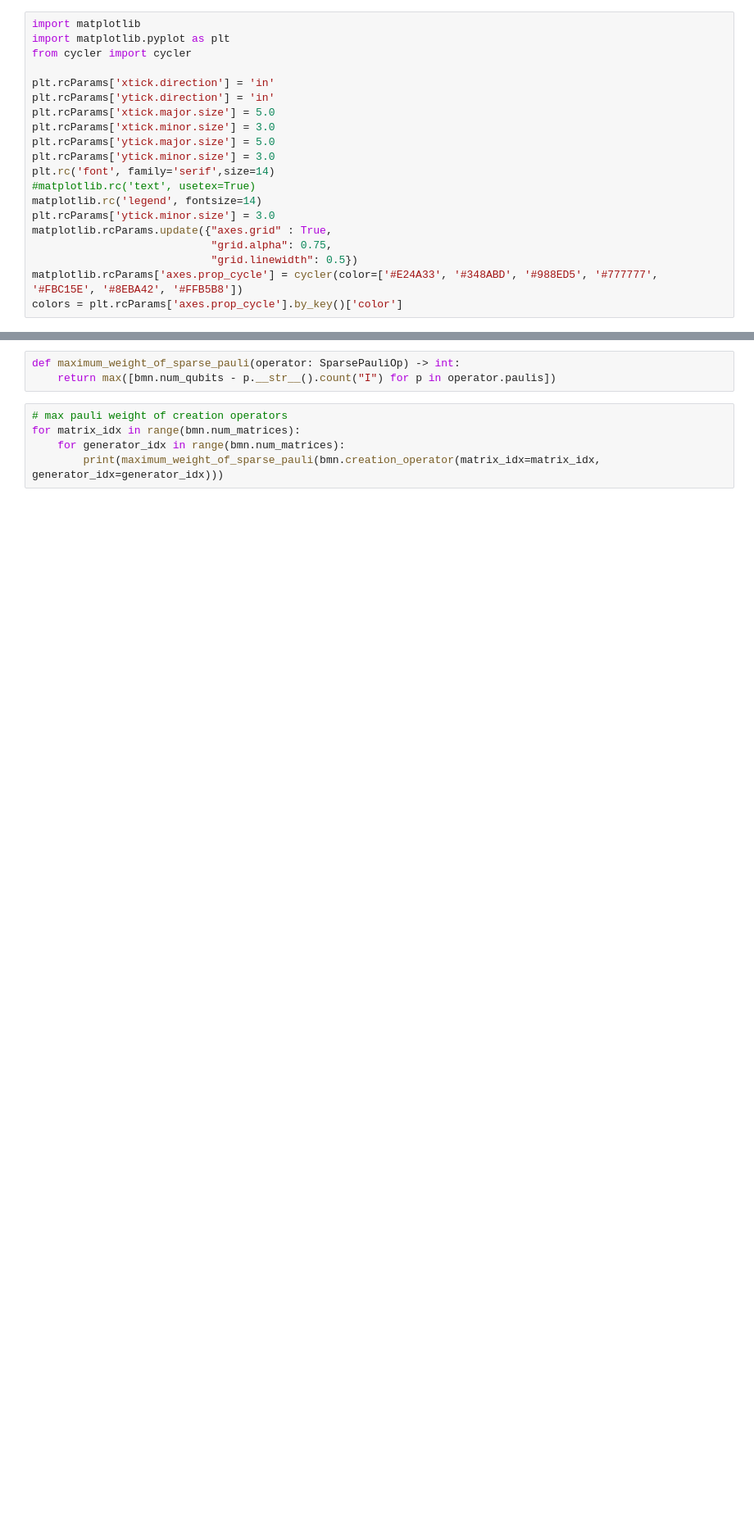
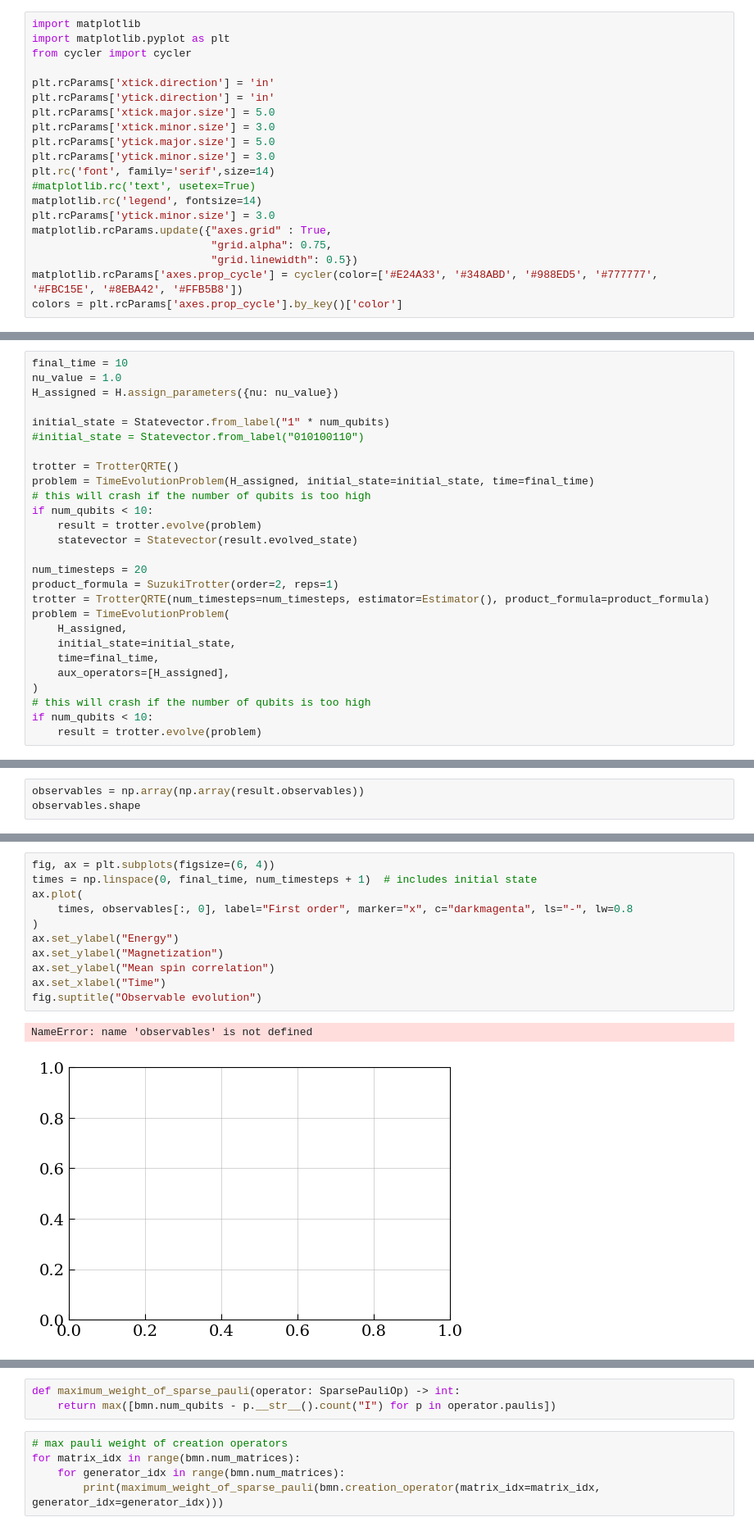
Before and after one commit to gshartnett/bmnsim, a Jupyter notebook: QSim Notebook.ipynb, the cells around one changed output, grey strips where cells are left out. Shown at 82% size. Cells and saved outputs as stored; diff of their text form; blank space fills up the shorter version.

```diff
--- a/QSim Notebook.ipynb
+++ b/QSim Notebook.ipynb
@@ -61,0 +89,27 @@ SparsePauliOp(['IIIIIIIII', 'XIIIXIIIX', 'XIIIIXIXI', 'IXIXIIIIX', 'IXIIIXXII',
+# %%
+final_time = 10
+nu_value = 1.0
+H_assigned = H.assign_parameters({nu: nu_value})
+
+initial_state = Statevector.from_label("1" * num_qubits)
+#initial_state = Statevector.from_label("010100110")
+
+trotter = TrotterQRTE()
+problem = TimeEvolutionProblem(H_assigned, initial_state=initial_state, time=final_time)
+# this will crash if the number of qubits is too high
+if num_qubits < 10:
+    result = trotter.evolve(problem)
+    statevector = Statevector(result.evolved_state)
+
+num_timesteps = 20
+product_formula = SuzukiTrotter(order=2, reps=1)
+trotter = TrotterQRTE(num_timesteps=num_timesteps, estimator=Estimator(), product_formula=product_formula)
+problem = TimeEvolutionProblem(
+    H_assigned,
+    initial_state=initial_state,
+    time=final_time,
+    aux_operators=[H_assigned],
+)
+# this will crash if the number of qubits is too high
+if num_qubits < 10:
+    result = trotter.evolve(problem)
@@ -61,0 +152,3 @@ SparsePauliOp(['IIIIIIIII', 'XIIIXIIIX', 'XIIIIXIXI', 'IXIXIIIIX', 'IXIIIXXII',
+# %%
+observables = np.array(np.array(result.observables))
+observables.shape
@@ -62,3 +157,17 @@ SparsePauliOp(['IIIIIIIII', 'XIIIXIIIX', 'XIIIIXIXI', 'IXIXIIIIX', 'IXIIIXXII',
+# %%
+fig, ax = plt.subplots(figsize=(6, 4))
+times = np.linspace(0, final_time, num_timesteps + 1)  # includes initial state
+ax.plot(
+    times, observables[:, 0], label="First order", marker="x", c="darkmagenta", ls="-", lw=0.8
+)
+ax.set_ylabel("Energy")
+ax.set_ylabel("Magnetization")
+ax.set_ylabel("Mean spin correlation")
+ax.set_xlabel("Time")
+fig.suptitle("Observable evolution")
+# %% [output]
+NameError: name 'observables' is not defined
+[figure, added]
 # %%
 nu_values = np.linspace(0.1, 10, 10)
 eigs = {}
```
Also changed, not shown: parts of 18 cells of this notebook.
